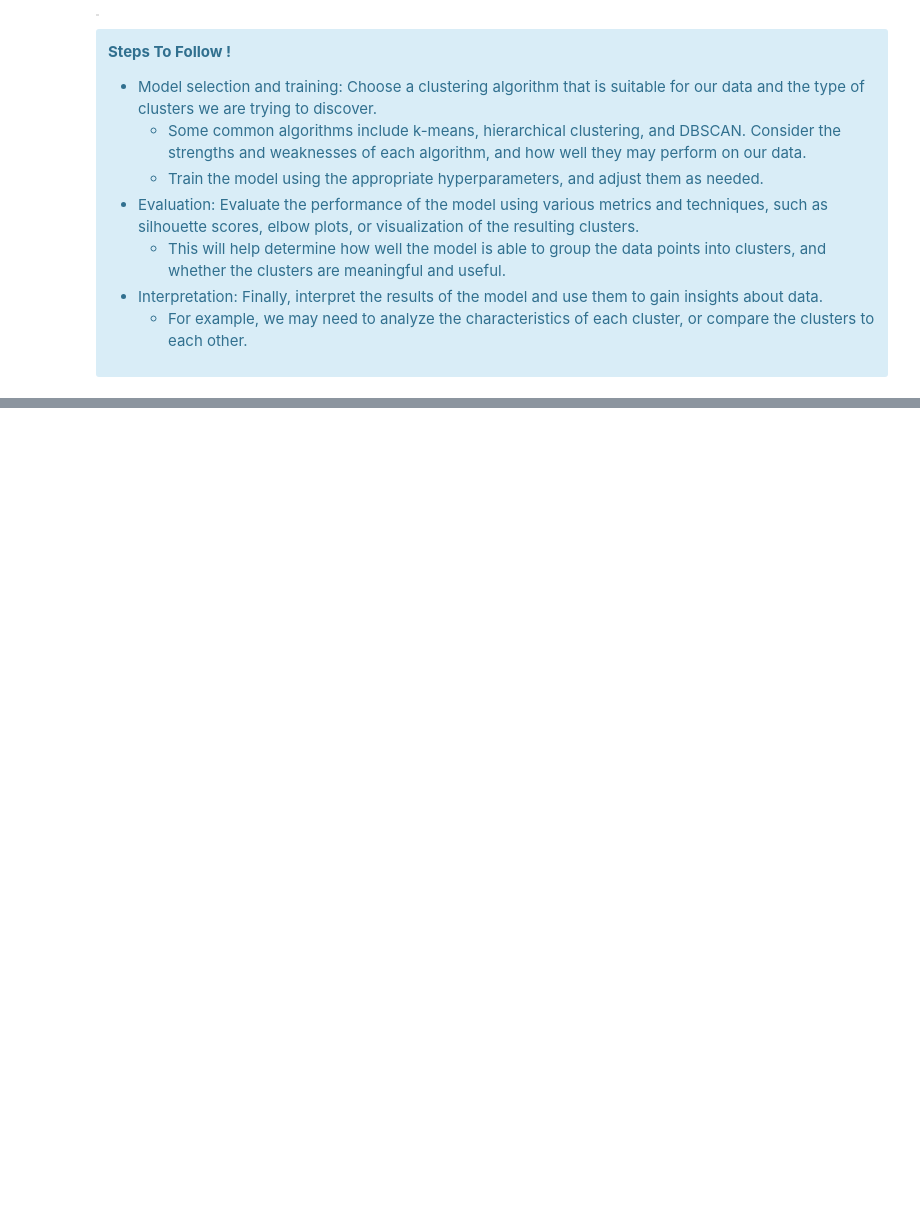
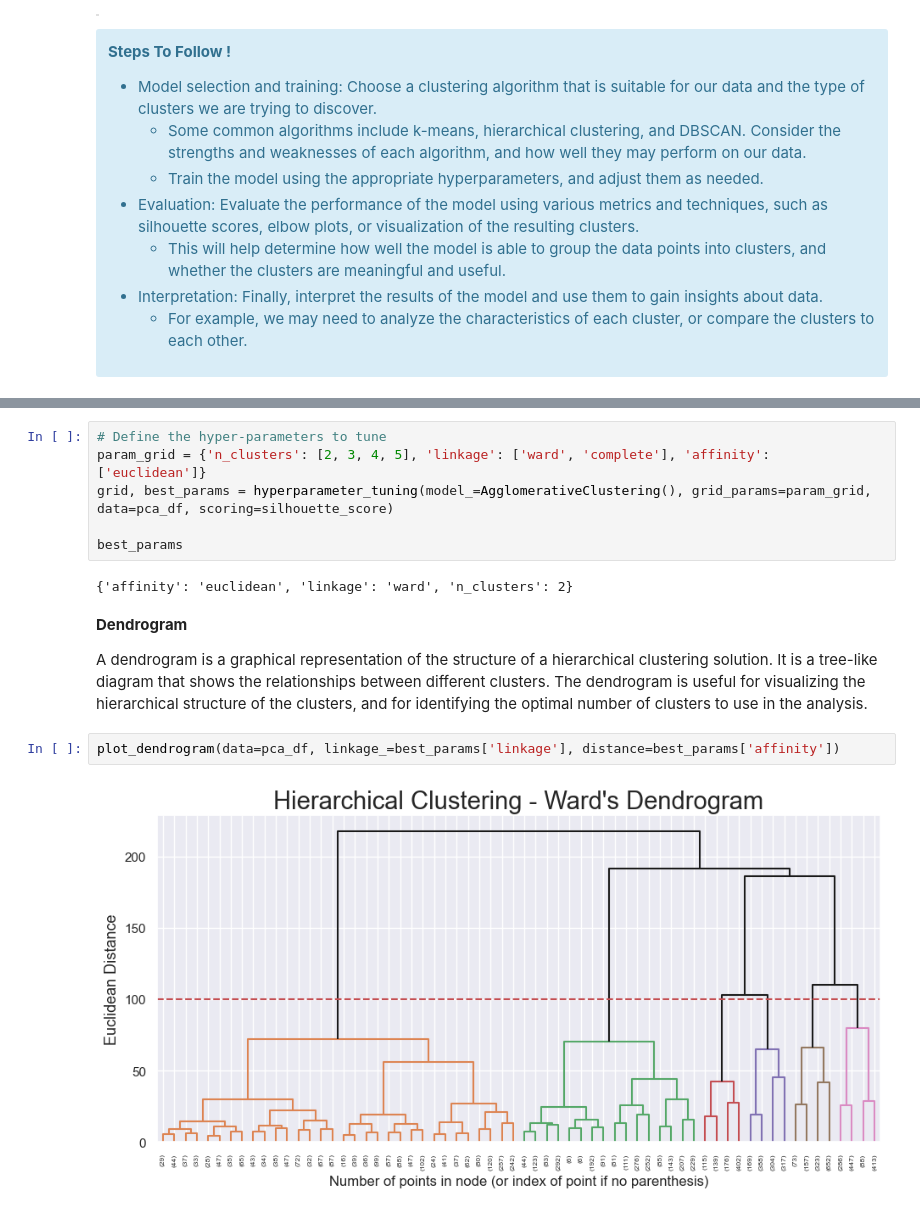
Before and after one commit to NassarX/insurance-customers-segmentation, a Jupyter notebook: a2z_insurance.ipynb, the cells around one changed output, grey strips where cells are left out. Cells and saved outputs as stored; diff of their text form; blank space fills up the shorter version.

```diff
--- a/a2z_insurance.ipynb
+++ b/a2z_insurance.ipynb
@@ -1498,0 +1533,16 @@ a2z_scaled_pca_df = pd.concat([a2z_scaled_df, pca_df], axis=1)
+# %%
+# Define the hyper-parameters to tune
+param_grid = {'n_clusters': [2, 3, 4, 5], 'linkage': ['ward', 'complete'], 'affinity': ['euclidean']}
+grid, best_params = hyperparameter_tuning(model_=AgglomerativeClustering(), grid_params=param_grid, data=pca_df, scoring=silhouette_score)
+
+best_params
+# %% [output]
+{'affinity': 'euclidean', 'linkage': 'ward', 'n_clusters': 2}
+# %% [markdown]
+__Dendrogram__
+
+A dendrogram is a graphical representation of the structure of a hierarchical clustering solution. It is a tree-like diagram that shows the relationships between different clusters. The dendrogram is useful for visualizing the hierarchical structure of the clusters, and for identifying the optimal number of clusters to use in the analysis.
+# %%
+plot_dendrogram(data=pca_df, linkage_=best_params['linkage'], distance=best_params['affinity'])
+# %% [output]
+[figure, added]
```
Also changed, not shown: parts of 69 cells of this notebook, 1 other file.
